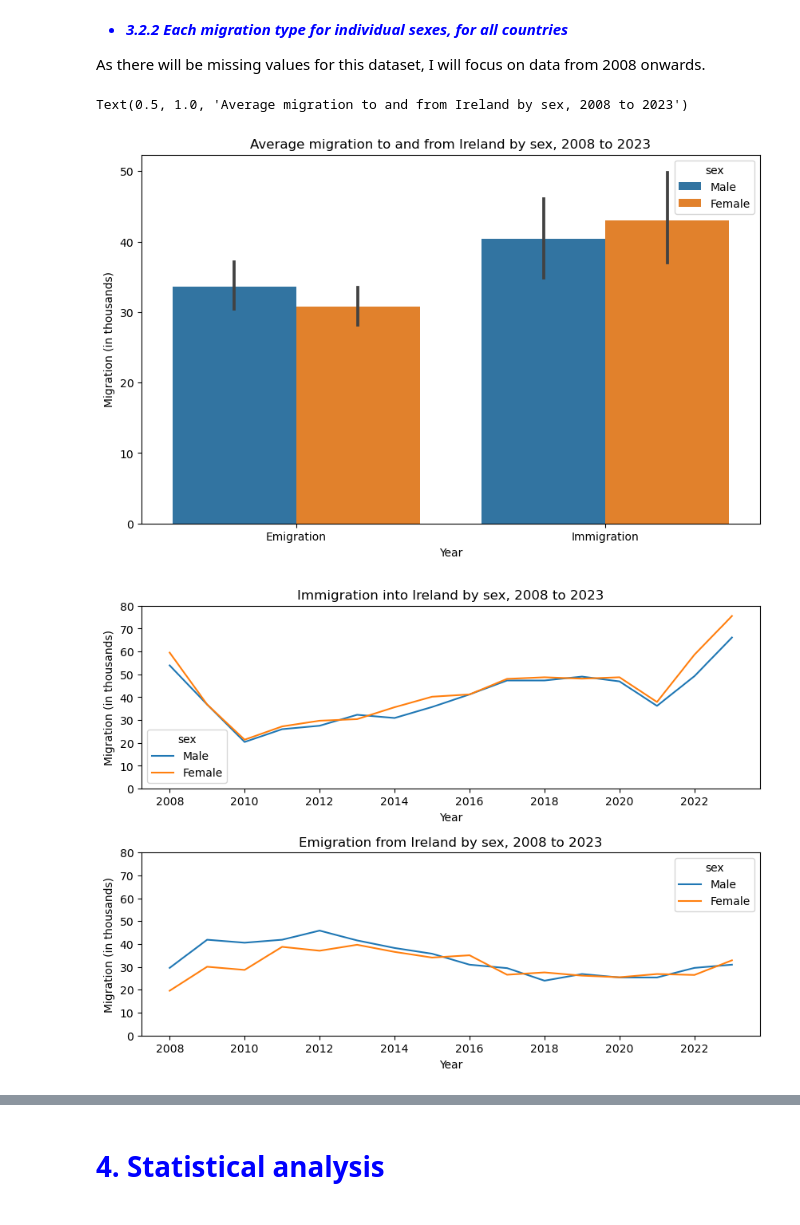
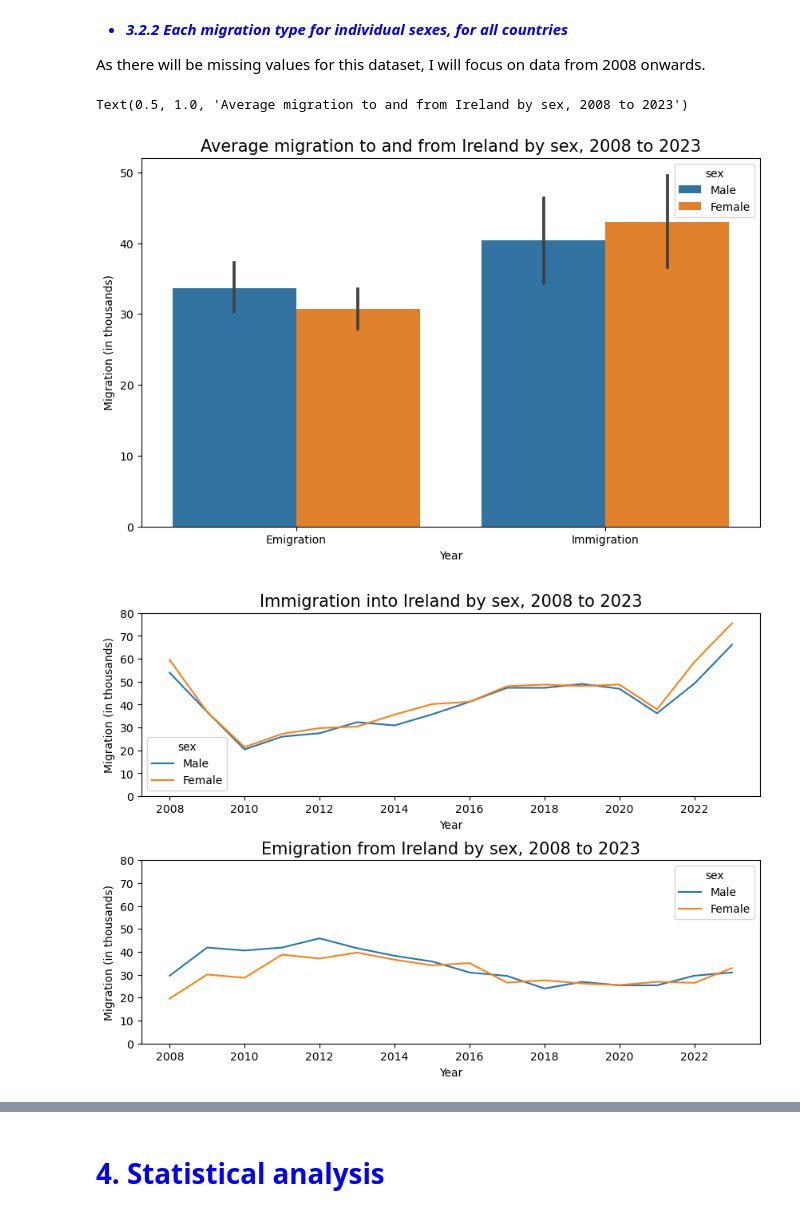
Before and after one commit to EmmaMcC1802/CA1, a Jupyter notebook: CA1_worksheet.ipynb, the cells around one changed output, grey strips where cells are left out. Cells and saved outputs as stored; diff of their text form; code cells hidden in the pictures.

```diff
--- a/CA1_worksheet.ipynb
+++ b/CA1_worksheet.ipynb
@@ -901,35 +899,35 @@ plt.figure(figsize=(10, 6))
 sns.barplot(data=migration_individual_sex_all_country, x='migration_type', y='total_migration', hue="sex")
 plt.xlabel('Year')
 plt.ylabel('Migration (in thousands)')
-plt.title('Average migration to and from Ireland by sex, 2008 to 2023')
+plt.title('Average migration to and from Ireland by sex, 2008 to 2023', fontsize=15)
 # %% [output]
 Text(0.5, 1.0, 'Average migration to and from Ireland by sex, 2008 to 2023')
-[figure, old version]
+[figure, new version]
 # %%
 emigration_individual_sex_all_country = migration_individual_sex_all_country[migration_individual_sex_all_country['migration_type']=="Emigration"]
 immigration_individual_sex_all_country = migration_individual_sex_all_country[migration_individual_sex_all_country['migration_type']=="Immigration"]
 
 plt.figure(figsize=(10, 7))
 
 # Subplot 1
 plt.subplot(2, 1, 1)
 sns.lineplot(data=immigration_individual_sex_all_country, x='year', y='total_migration', hue="sex")
 plt.xlabel('Year')
 plt.ylabel('Migration (in thousands)')
 plt.ylim(0, 80)
-plt.title('Immigration into Ireland by sex, 2008 to 2023')
+plt.title('Immigration into Ireland by sex, 2008 to 2023', fontsize=15)
 
 
 # Subplot 2
 plt.subplot(2, 1, 2)
 sns.lineplot(data=emigration_individual_sex_all_country, x='year', y='total_migration', hue="sex")
 plt.xlabel('Year')
 plt.ylabel('Migration (in thousands)')
 plt.ylim(0, 80)
-plt.title('Emigration from Ireland by sex, 2008 to 2023')
+plt.title('Emigration from Ireland by sex, 2008 to 2023', fontsize=15)
 
 plt.subplots_adjust(hspace=0.35)
 # %% [output]
-[figure, old version]
+[figure, new version]
 # %% [markdown]
 I set the a range for y axis of the plots above so they can be easily compared and interpretted by the viewer. I also altered the aspect slightly so that the graphs aren't as stretched. Interesting that Emigration has remained fairly constant, and initially a much higher proportion of males than females emigrated, but now for the past decade the'yve been similar.
```
Also changed, not shown: parts of 21 cells of this notebook, 1 other file.
